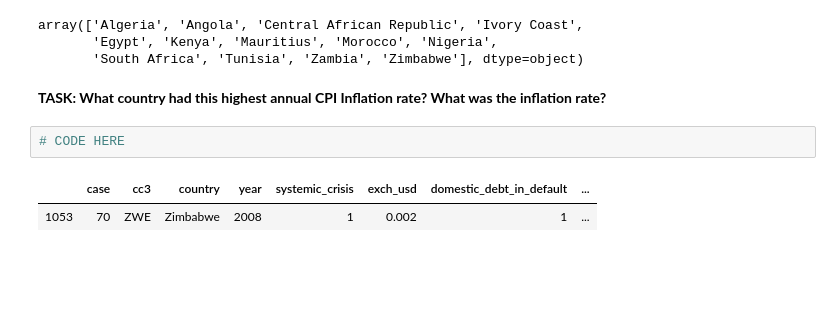
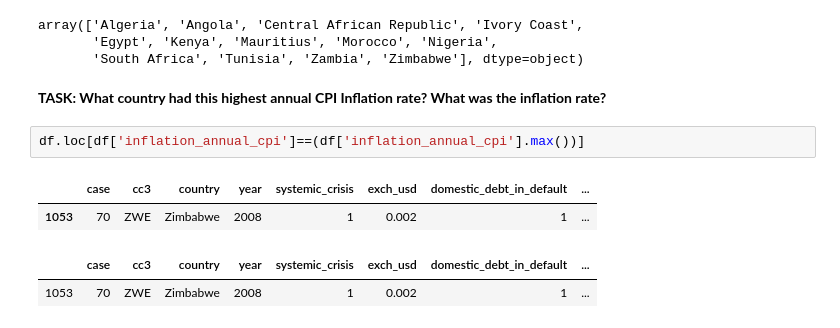
Before and after one commit to o-bissing/TF_Udemy, a Jupyter notebook: 07_Pandas_Exercises.ipynb, the cells around one changed output. Saved outputs shown, nothing was run; the diff lists cells and outputs as text; blank space fills up the shorter version.

```diff
--- a/07_Pandas_Exercises.ipynb
+++ b/07_Pandas_Exercises.ipynb
@@ -95,8 +95,11 @@ array(['Algeria', 'Angola', 'Central African Republic', 'Ivory Coast',
        'South Africa', 'Tunisia', 'Zambia', 'Zimbabwe'], dtype=object)
 # %% [markdown]
 **TASK: What country had this highest annual CPI Inflation rate? What was the inflation rate?**
-# %%
-# CODE HERE
+# %%
+df.loc[df['inflation_annual_cpi']==(df['inflation_annual_cpi'].max())]
+# %% [output]
+|  | case | cc3 | country | year | systemic_crisis | exch_usd | domestic_debt_in_default | ... |
+| 1053 | 70 | ZWE | Zimbabwe | 2008 | 1 | 0.002 | 1 | ... |
 # %%
 # %% [output]
 |  | case | cc3 | country | year | systemic_crisis | exch_usd | domestic_debt_in_default | ... |
```
Also changed, not shown: parts of 8 cells of this notebook.
